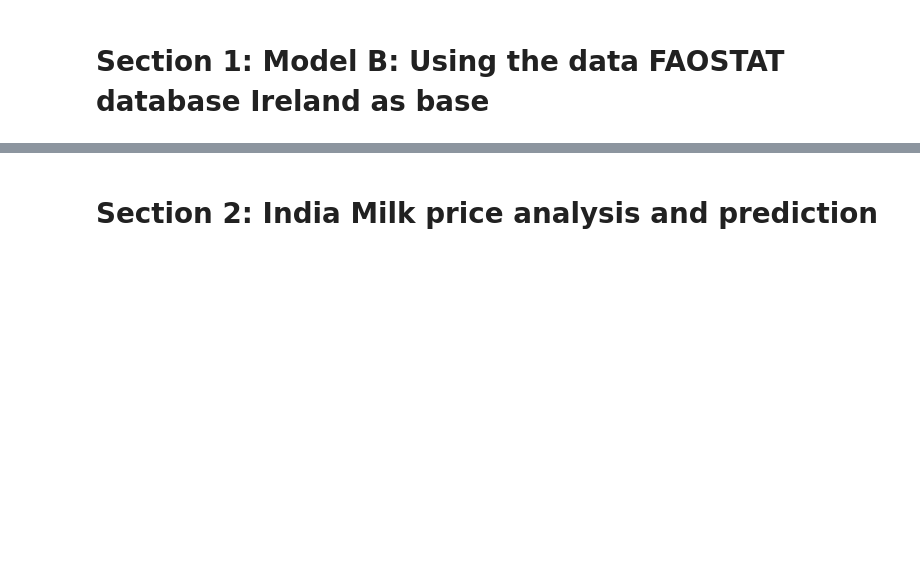
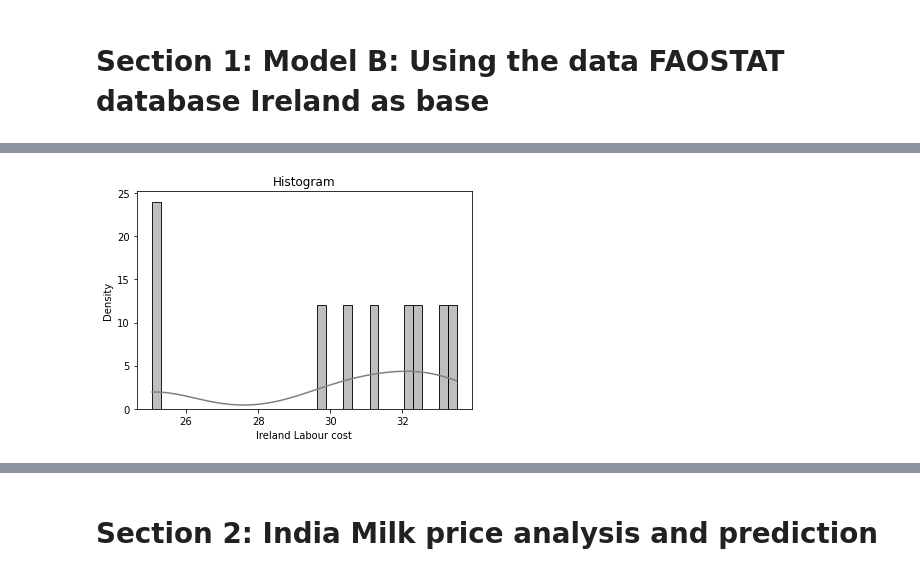
Before and after one commit to dhanya555/CA2, a Jupyter notebook: Integrated_CA2_Individual_Version1.0.ipynb, the cells around one changed output, grey strips where cells are left out. Saved outputs shown, nothing was run; the diff lists cells and outputs as text; code cells hidden in the pictures; blank space fills up the shorter version.

```diff
--- a/Integrated_CA2_Individual_Version1.0.ipynb
+++ b/Integrated_CA2_Individual_Version1.0.ipynb
@@ -132,0 +584,4 @@ filterwarnings('ignore')
+# %%
+plot_histogram(Ireland_Labour_costs_monthly['Labour cost'],"Ireland Labour cost")
+# %% [output]
+[figure, added]
```
Also changed, not shown: parts of 101 cells of this notebook, 11 other files.
